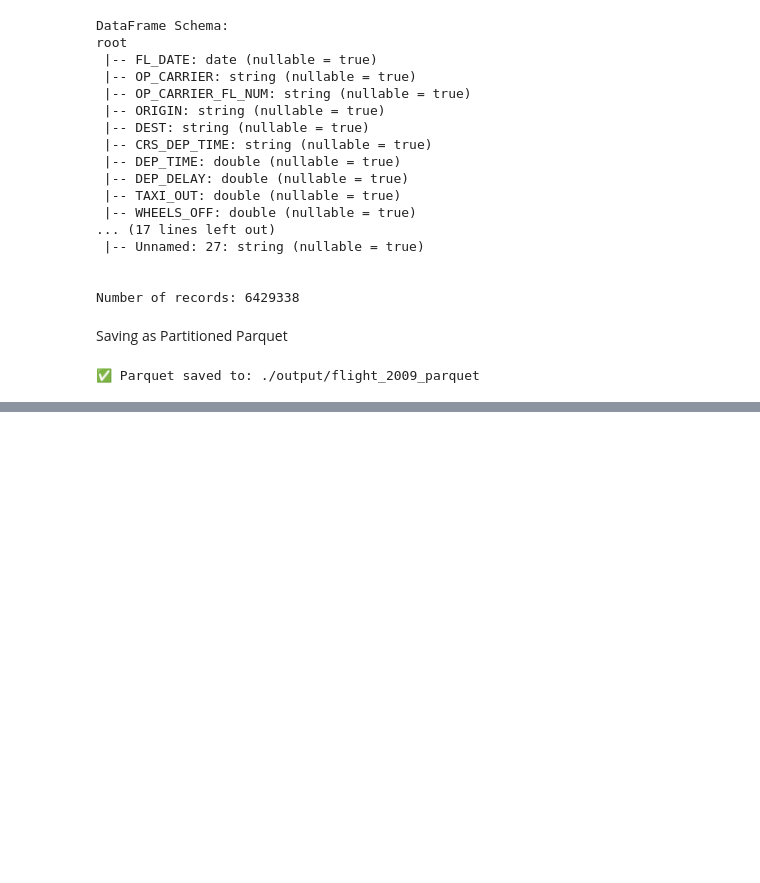
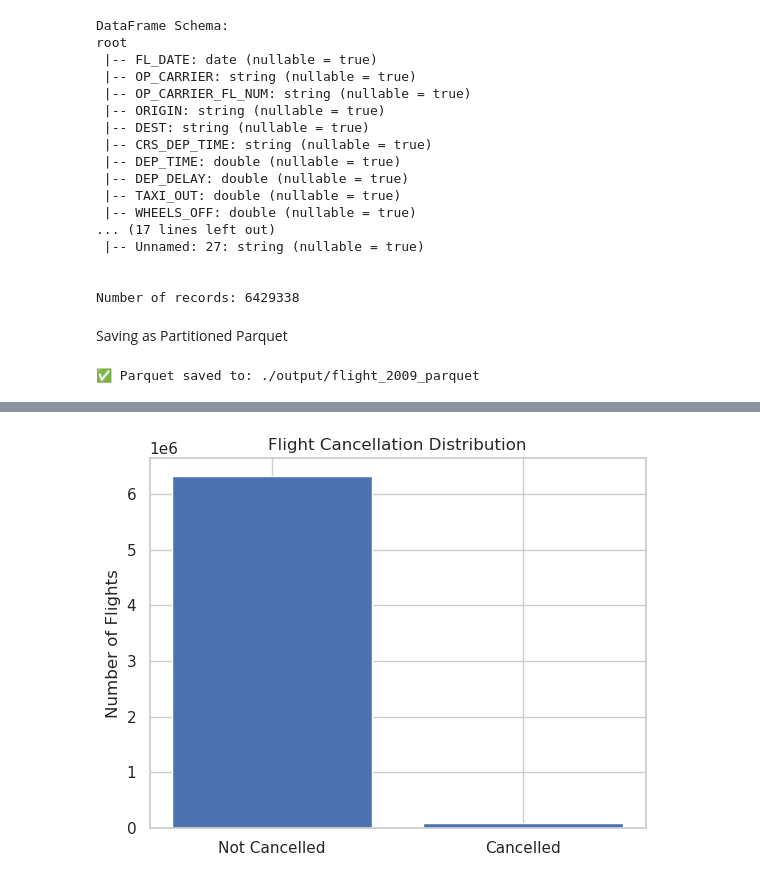
Before and after one commit to shailaja-mahara/bgm-project4, a Jupyter notebook: notebooks/project4.ipynb, the cells around one changed output, grey strips where cells are left out. Cells and saved outputs as stored; diff of their text form; code cells hidden in the pictures; blank space fills up the shorter version.

```diff
--- a/notebooks/project4.ipynb
+++ b/notebooks/project4.ipynb
@@ -174,0 +222,6 @@ print(f"✅ Parquet saved to: {output_path}")
+# %%
+# Filter out diverted flights
+df_cleaned = df_cleaned.filter(col("DIVERTED") == 0)
+
+print("First 5 rows of cleaned DataFrame:")
+df.limit(5).toPandas()
@@ -174,0 +475,12 @@ print(f"✅ Parquet saved to: {output_path}")
+# %%
+cancel_stats = df_cleaned.groupBy("CANCELLED").count().toPandas()
+
+import matplotlib.pyplot as plt
+
+plt.bar(cancel_stats["CANCELLED"], cancel_stats["count"])
+plt.xticks([0.0, 1.0], ['Not Cancelled', 'Cancelled'])
+plt.ylabel("Number of Flights")
+plt.title("Flight Cancellation Distribution")
+plt.show()
+# %% [output]
+[figure, added]
```
Also changed, not shown: parts of 13 cells of this notebook, 2 other files.
